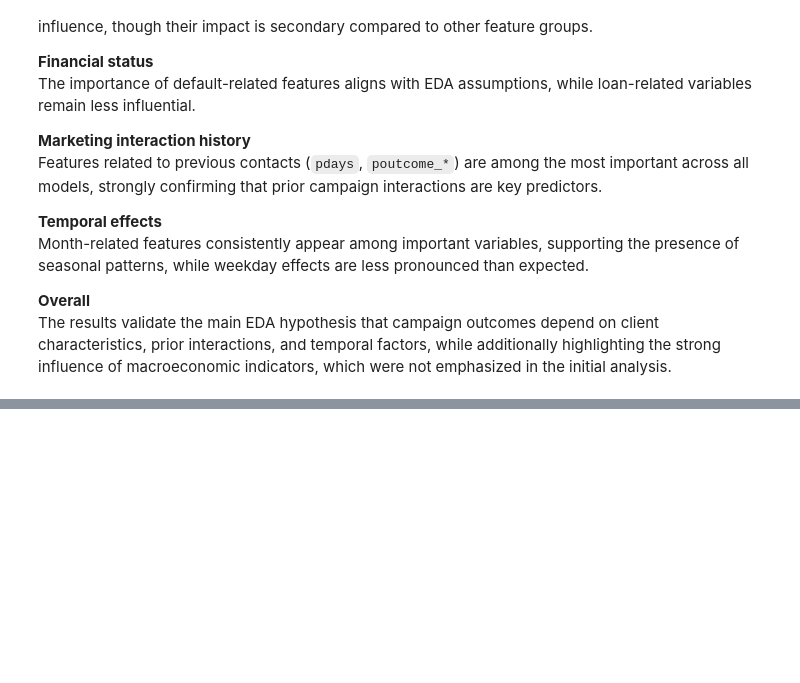
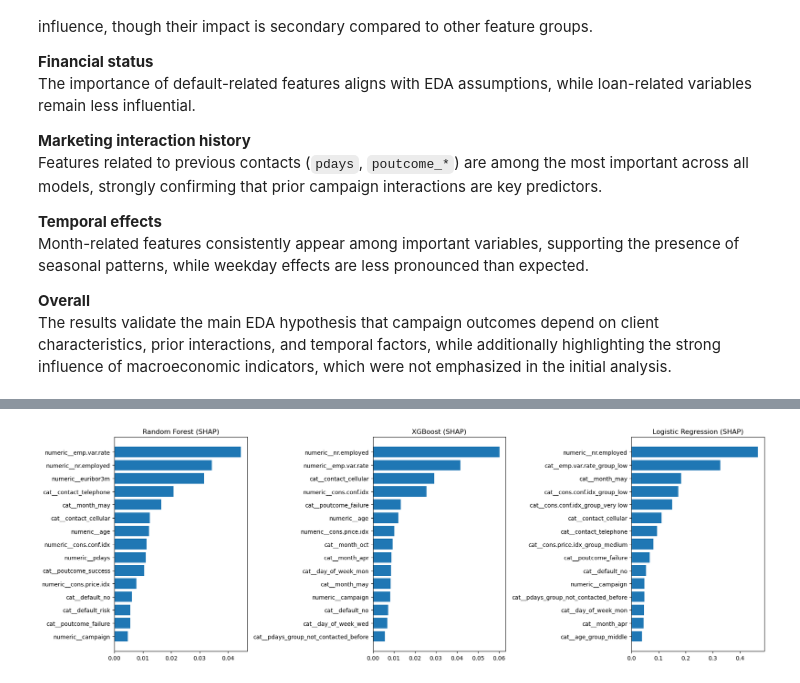
Before and after one commit to Maxstef/bank-deposit-prediction, a Jupyter notebook: notebooks/04_model_analysis.ipynb, the cells around one changed output, grey strips where cells are left out. Drawn from its saved outputs; the diff is of its cells as text; code cells hidden in the pictures; blank space fills up the shorter version.

```diff
--- a/notebooks/04_model_analysis.ipynb
+++ b/notebooks/04_model_analysis.ipynb
@@ -130,0 +185,14 @@ The results validate the main EDA hypothesis that campaign outcomes depend on cl
+# %%
+# XGB - SHAP values
+# Use predict_proba here instead of the raw model simply because could not avoid SHAP combine with XGB error otherwise related to some model-specific internal representations
+# As result - SHAP values are computed in terms of class probabilities (might be even more interpretable than log-odds)
+explainer_xgb = shap.Explainer(
+    model_xgb.predict_proba,
+    X_subset_xgb
+)
+
+shap_values_xgb = explainer_xgb(X_subset_xgb)
+# %%
+# Log Reg - SHAP values
+explainer_lr = shap.LinearExplainer(model_lr, X_subset_lr)
+shap_values_lr = explainer_lr(X_subset_lr)
@@ -130,0 +206,7 @@ The results validate the main EDA hypothesis that campaign outcomes depend on cl
+# %%
+from src.analysis.utils import plot_shap_comparison
+
+# compare 3 models
+plot_shap_comparison(shap_values_rf, shap_values_xgb, shap_values_lr)
+# %% [output]
+[figure, added]
```
Also changed, not shown: parts of 30 cells of this notebook, 2 other files.
